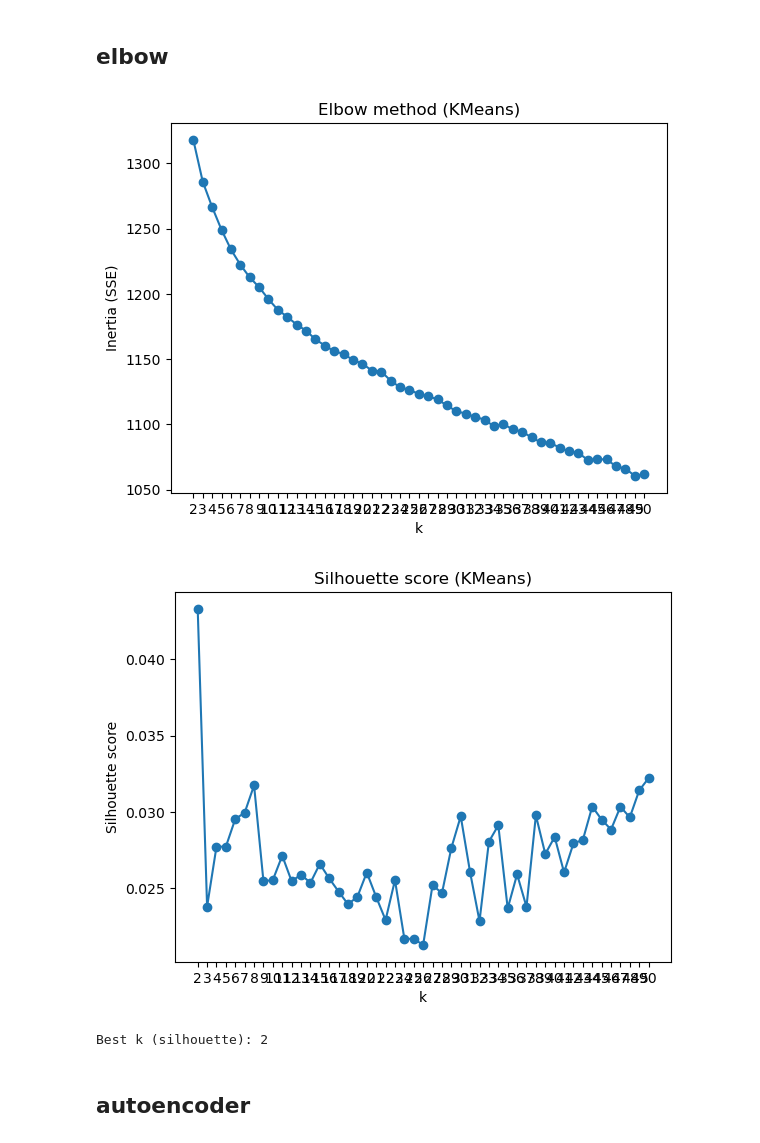
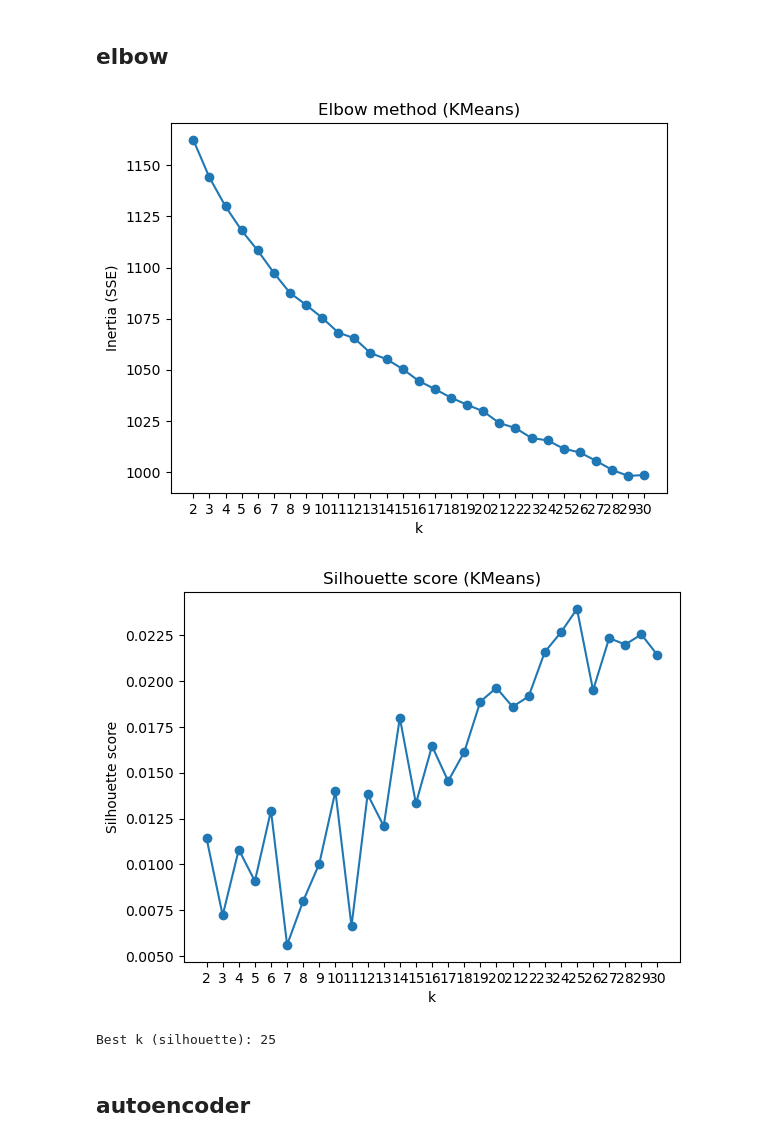
Before and after one commit to erPanseca/hackaton, a Jupyter notebook: main.ipynb, the cells around one changed output. Drawn from its saved outputs; the diff is of its cells as text; code cells hidden in the pictures.

```diff
--- a/main.ipynb
+++ b/main.ipynb
@@ -75,4 +81,4 @@ texts_clean = [shorten_words(clean_for_transformer(t), max_words=1500) for t in
 from sentence_transformers import SentenceTransformer
 
 model = SentenceTransformer("sentence-transformers/all-MiniLM-L6-v2")
-X = model.encode(texts_clean, normalize_embeddings=True, show_progress_bar=True)
+X = model.encode(texts, normalize_embeddings=True, show_progress_bar=True)
@@ -132,37 +140,37 @@ def kmeans_elbow_silhouette(
 ks, inertias, sils = kmeans_elbow_silhouette(
     X,                 # <-- metti qui la tua matrice (X_emb o X_tfidf)
     k_min=2,
-    k_max=50,
+    k_max=30,
     random_state=42,
     n_init=10,
     sample_size_for_silhouette=None  # oppure 2000 se hai dataset molto grande
 )
 
 # --- PLOT ELBOW ---
 plt.figure()
 plt.plot(ks, inertias, marker="o")
 plt.xlabel("k")
 plt.ylabel("Inertia (SSE)")
 plt.title("Elbow method (KMeans)")
 plt.xticks(ks)
 plt.show()
 
 # --- PLOT SILHOUETTE ---
 plt.figure()
 plt.plot(ks, sils, marker="o")
 plt.xlabel("k")
 plt.ylabel("Silhouette score")
 plt.title("Silhouette score (KMeans)")
 plt.xticks(ks)
 plt.show()
 
 # --- k suggerito ---
 best_k = int(ks[np.argmax(sils)])
 print("Best k (silhouette):", best_k)
 # %% [output]
-[figure, old version]
+[figure, new version]
-[figure, old version]
+[figure, new version]
-Best k (silhouette): 2
+Best k (silhouette): 25
 # %% [markdown]
 ## autoencoder
 # %%
```
Also changed, not shown: parts of 7 cells of this notebook, 1 other file.
